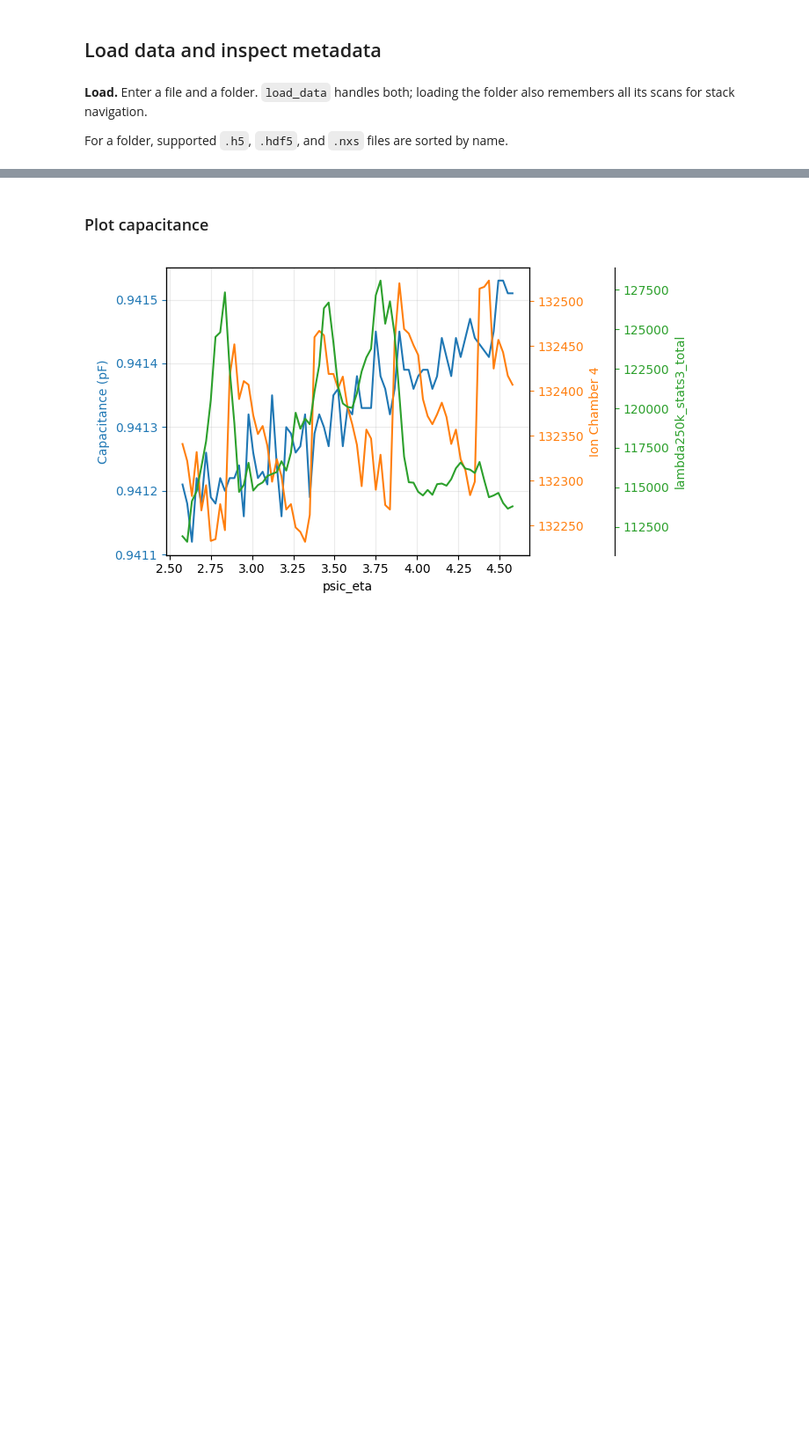
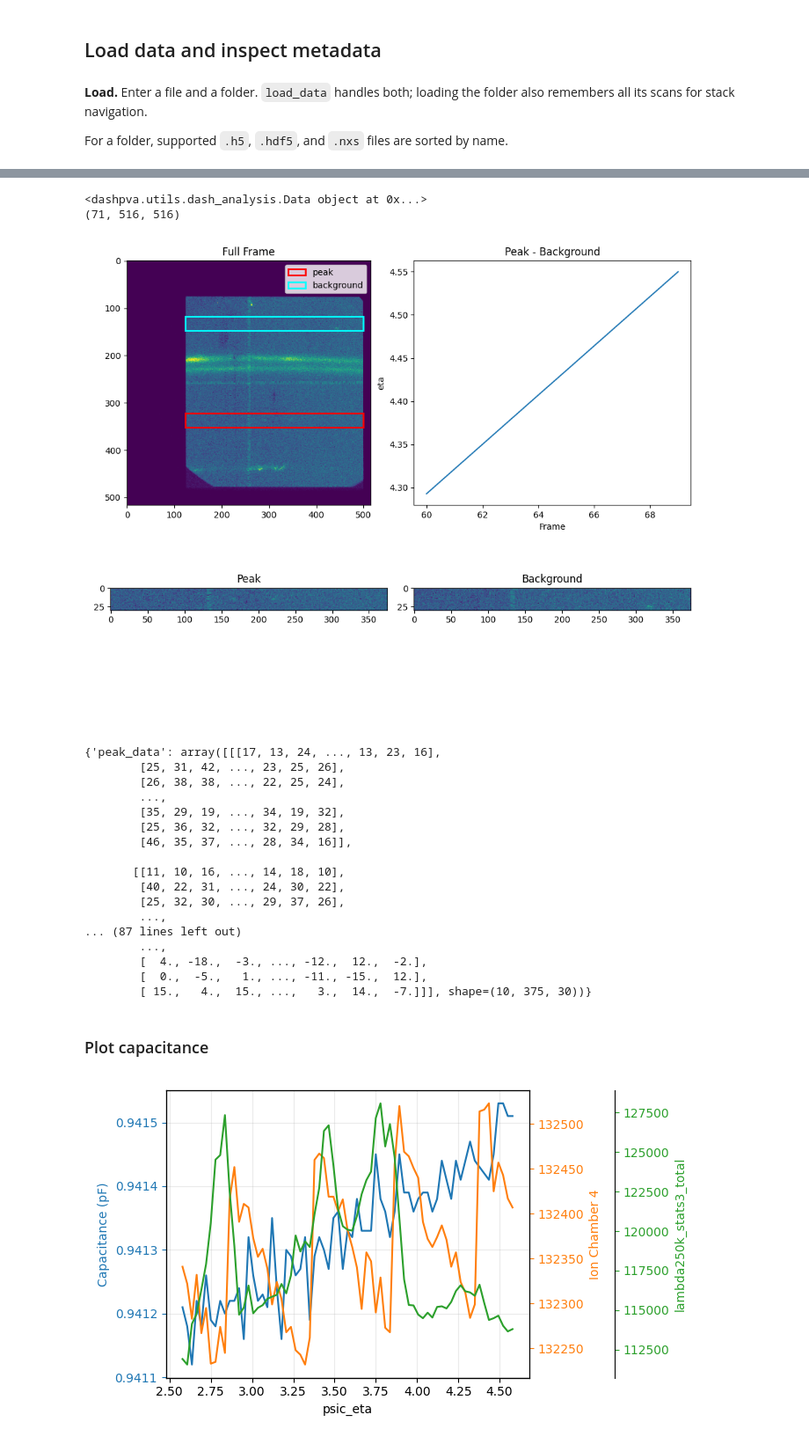
Before and after one commit to AdvancedPhotonSource/DashPVA, a Jupyter notebook: notebooks/DashAnalysis_Quickstart.ipynb, the cells around one changed output, grey strips where cells are left out. Shown at 88% size. Cells and saved outputs as stored; diff of their text form; code cells hidden in the pictures; blank space fills up the shorter version.

```diff
--- a/notebooks/DashAnalysis_Quickstart.ipynb
+++ b/notebooks/DashAnalysis_Quickstart.ipynb
@@ -48,3 +50,83 @@ folder_scans = da.load_data(foldername)
+# %%
+# Subtract the background from every frame.
+print(file_data_raw)
+print(file_data_raw.images.shape)
+results = da.remove_background(
+    file_data_raw,
+    frame_displayed=65,
+    bg_roi={
+        "size": (375, 30),  # width, height must be the same as peak_roi
+        "pos": (124, 118),  # starting x, y position, (anchored at the top left of the roi box)
+        "frame": 65,        # frame to use for background ROI, can be passed in peak_roi too
+    },
+    peak_roi={
+        "size": (375, 30),  # width, height
+        "pos": (124, 322),  # starting x, y position
+    },
+    frame_range=(60, 70),
+    x_axis="eta",     # ca name or one value per frame; default frame number
+    # y_axis="eta",     # ca name or one value per frame; default summed intensity
+    x_range=(2.5, 3.5),
+    transpose=True,
+    vmin=0,
+    vmax=100
+)
+
+print(results)
+
+# removing background be able to see the background itself in 1d
+# when plotting to check for the roi's plot both the bg at a lower opacity and the roi at the same oppacity.
+# to remove background noise 3rd degree polynomial (polyfit, scipy.curve_fit) to see if it is a good fit
+# ROI - Fir=t for less noisy
+# normalizing the data can reaveal if the ion chanmber was stable or not  (intensity/ion_counts)
+# waterfall plot to add a constant to each line - strain on X axis from sarah's notebook the calculation is seen on sarah's notebook.
+# Y - area under curve(numpy trap), X - strain (see if the area under the curve is changing with strain) - to see if the sample is changing with strain.
+# be able to plot all of the rois
+# be able to take backgrounds from each strain and subtract each at once and fit each
+
+# print(results["2d"][40])
+#da.plot_2d(results["2d"][40], cmap="viridis")
+
+# results["1d"]["x"], results["1d"]["y"]   1D trace, background removed
+# results["2d"]                            2D frames, background removed
+
+# raw_data         - loaded data (file_data_raw), a 3D frame stack, or one 2D frame array
+# peak_roi         - (x, y, width, height), a saved ROI (below), or "draw"; a dict may add "frame" to use one frame
+# background_roi   - (x, y, width, height), points [(x1, y1), (x2, y2)], a saved ROI, or "draw"
+# frame_displayed  - frame shown on the image (zero-based, inside frame_range)
+# frame_range      - (n1, n2) for frames n1 to n2 - 1, zero-based like images[n1:n2]; default all frames
+# file_index       - folder only: file shown while drawing
+# x_axis           - ca name ("eta") or one value per source frame; default frame number
+# y_axis           - ca name ("ic4") or one value per source frame; default summed peak - background
+# x_range, y_range - (min, max) of the 1D trace axes only; None leaves an end automatic
+# cmap             - image colormap ("gray", "viridis", ...)
+# log_scale        - False, True, "image" or "plot"
+
+# Saved ROIs: the box saved in a file's ROI metadata
+# {file_data_raw: 4}                              from this file, ROI 4
+# {file_data_raw: "ROI4"}                         from this file, ROI by name
+# {f"{foldername}/pva_tise2_2_00024.h5": 5}       from another file, ROI 5
+# %% [output]
+<dashpva.utils.dash_analysis.Data object at 0x...>
+(71, 516, 516)
+[figure, added]
+{'peak_data': array([[[17, 13, 24, ..., 13, 23, 16],
+        [25, 31, 42, ..., 23, 25, 26],
+        [26, 38, 38, ..., 22, 25, 24],
+        ...,
+        [35, 29, 19, ..., 34, 19, 32],
+        [25, 36, 32, ..., 32, 29, 28],
+        [46, 35, 37, ..., 28, 34, 16]],
+
+       [[11, 10, 16, ..., 14, 18, 10],
+        [40, 22, 31, ..., 24, 30, 22],
+        [25, 32, 30, ..., 29, 37, 26],
+        ...,
+... (87 lines left out)
+        ...,
+        [  4., -18.,  -3., ..., -12.,  12.,  -2.],
+        [  0.,  -5.,   1., ..., -11., -15.,  12.],
+        [ 15.,   4.,  15., ...,   3.,  14.,  -7.]]], shape=(10, 375, 30))}
 # %% [markdown]
 ### Plot capacitance
 # %%
```
Also changed, not shown: parts of 1 cell of this notebook, 2 other files.
